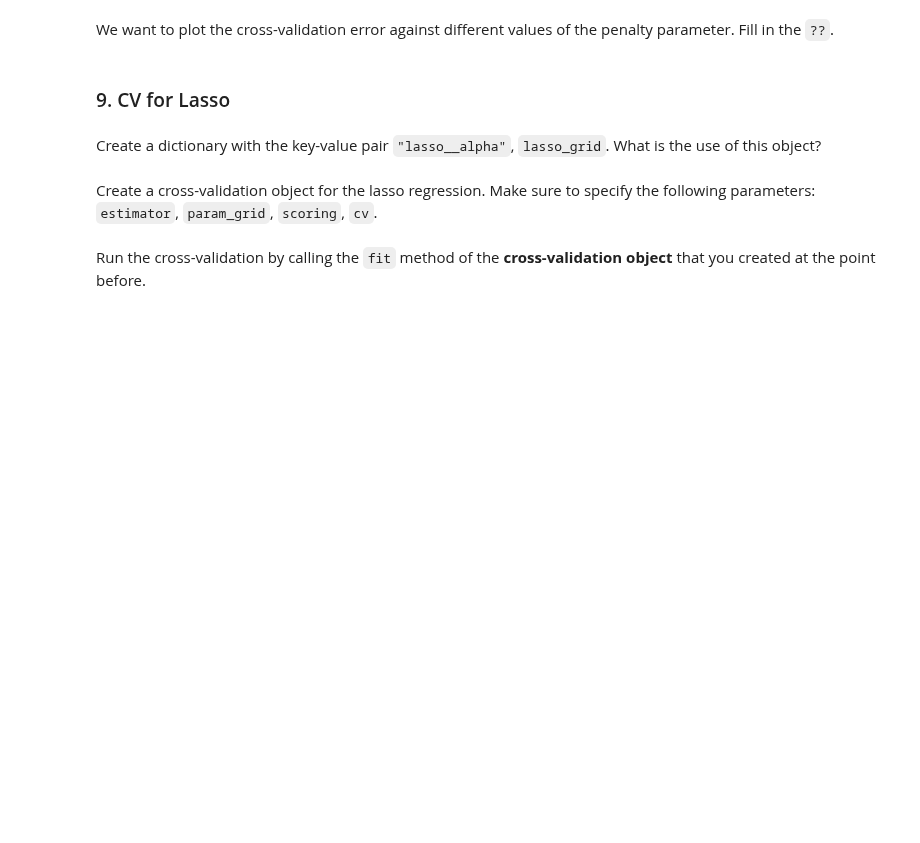
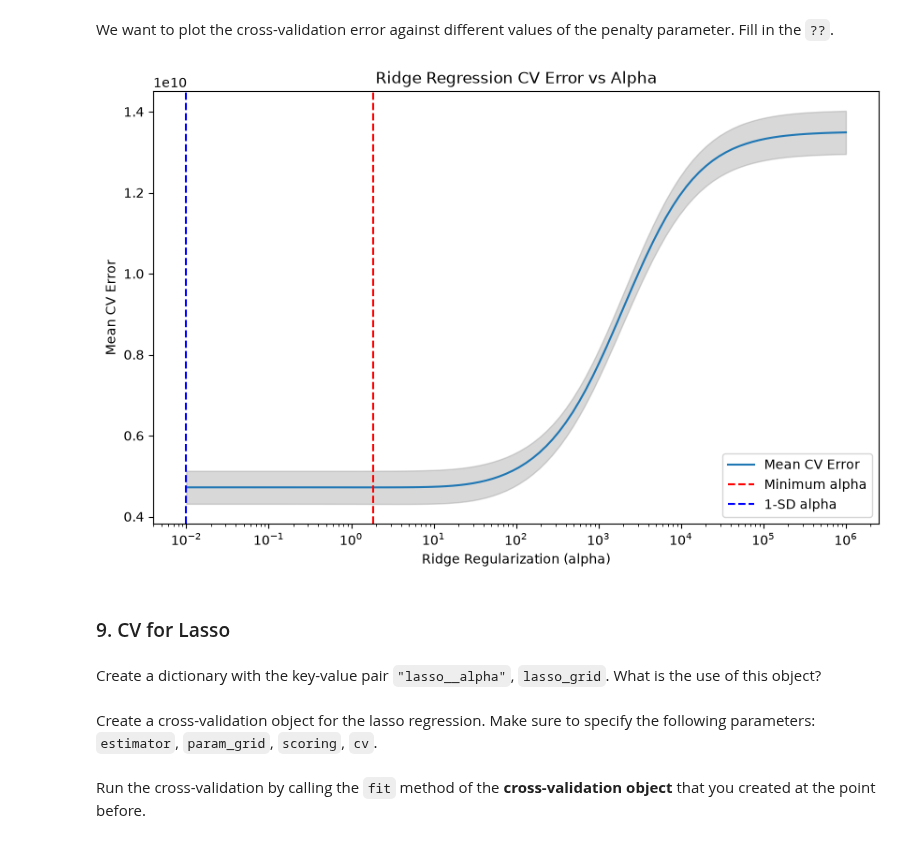
Before and after one commit to EdouarddDw/machine-learning, a Jupyter notebook: TPs/Exercise_04.ipynb, the cells around one changed output. Cells and saved outputs as stored; diff of their text form; code cells hidden in the pictures; blank space fills up the shorter version.

```diff
--- a/TPs/Exercise_04.ipynb
+++ b/TPs/Exercise_04.ipynb
@@ -110,7 +221,20 @@ Set the number of splits equal to 10, the random seed equal to 42, and make sure
 ### 8. CV for Ridge
 # %% [markdown]
 Create a dictionary with the key-value pair `"ridge_reg__alpha"`, `ridge_reg_grid`. What is the use of this object?
+# %%
+ridge_param_grid = {"ridge_reg__alpha": ridge_reg_grid}
 # %% [markdown]
 Import the class `GridSearchCV` from `sklearn.model_selection` and use it to instantiate a **cross-validation object** for the ridge regression. Make sure to include the following parameters: `estimator`, `param_grid`, `scoring`, `cv`.
+# %%
+from sklearn.model_selection import GridSearchCV
+
+ridge_cv = GridSearchCV(
+    estimator=ridge_reg_pipe,
+    param_grid=ridge_param_grid,
+    scoring="neg_mean_squared_error",
+    cv=folds,
+)
 # %% [markdown]
 Run the cross-validation by calling the `fit` method of the **cross-validation object** that you created at the point before.
+# %%
+ridge_cv.fit(X_train, y_train)
@@ -118,14 +256,14 @@ Run the cross-validation by calling the `fit` method of the **cross-validation o
 We want to plot the cross-validation error against different values of the penalty parameter. Fill in the `??`.
 # %%
 # Choose best model that minimizes cv_err
-mean_scores = -??.cv_results_["mean_test_score"]
-se_scores = ??.cv_results_["std_test_score"] / np.sqrt(??)
-alphas = ??.cv_results_["param_ridge_reg__alpha"].data
+mean_scores = -ridge_cv.cv_results_["mean_test_score"]
+se_scores = ridge_cv.cv_results_["std_test_score"] / np.sqrt(folds.n_splits)
+alphas = ridge_cv.cv_results_["param_ridge_reg__alpha"].data.astype(float)
 
-best_index = ??
-min_alpha_ridge = ??
-threshold_ridge = ??
-one_se_rule_alpha_ridge = ??
+best_index = np.argmin(mean_scores)
+min_alpha_ridge = alphas[best_index]
+threshold_ridge = mean_scores[best_index] + se_scores[best_index]
+one_se_rule_alpha_ridge = alphas[mean_scores <= threshold_ridge].max()
 
 print("Minimum alpha:", min_alpha_ridge)
 print("1-SD alpha:", one_se_rule_alpha_ridge)
@@ -135,3 +271,17 @@ print("Best score for ridge:", np.sqrt(np.min(mean_scores)))
+# %%
+plt.figure(figsize=(10, 6))
+plt.plot(alphas, mean_scores, label="Mean CV Error")
+plt.fill_between(alphas, mean_scores - se_scores, mean_scores + se_scores, color="gray", alpha=0.3)
+plt.axvline(min_alpha_ridge, color="red", linestyle="--", label="Minimum alpha")
+plt.axvline(one_se_rule_alpha_ridge, color="blue", linestyle="--", label="1-SD alpha")
+plt.xscale("log")
+plt.xlabel("Ridge Regularization (alpha)")
+plt.ylabel("Mean CV Error")
+plt.title("Ridge Regression CV Error vs Alpha")
+plt.legend()
+plt.show()
+# %% [output]
+[figure, added]
 # %% [markdown]
 ### 9. CV for Lasso
 # %% [markdown]
```
Also changed, not shown: parts of 28 cells of this notebook, 1 other file.
